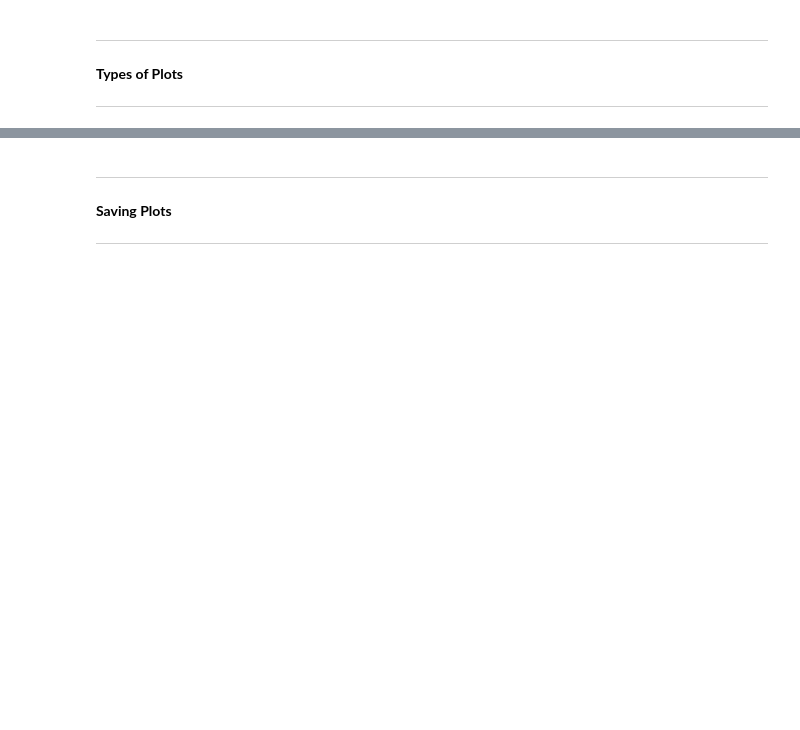
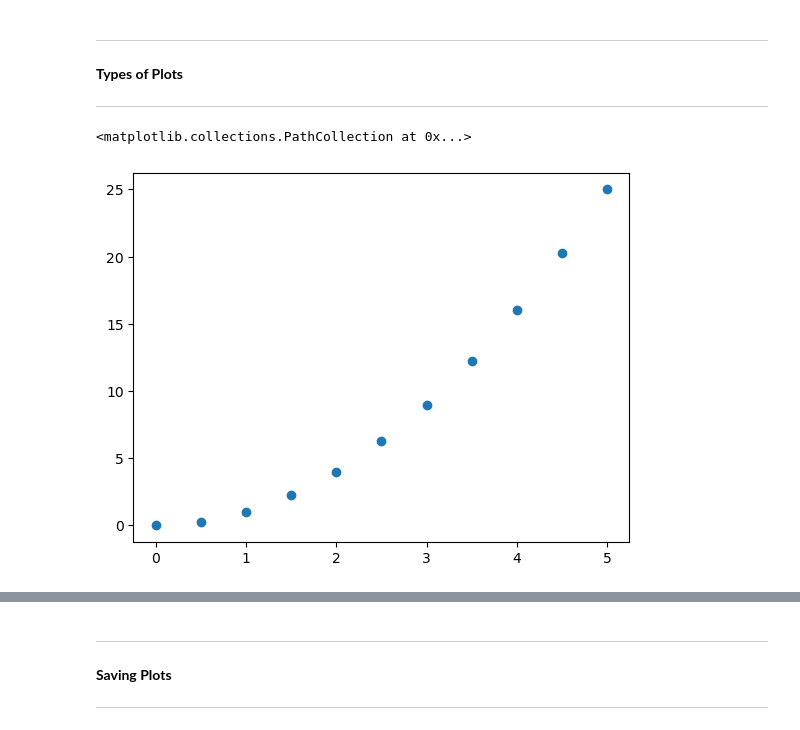
Before and after one commit to iamrohitkandpal/Python-Journey, a Jupyter notebook: Visualization/Matplotlib.ipynb, the cells around one changed output, grey strips where cells are left out. Cells and saved outputs as stored; diff of their text form; code cells hidden in the pictures; blank space fills up the shorter version.

```diff
--- a/Visualization/Matplotlib.ipynb
+++ b/Visualization/Matplotlib.ipynb
@@ -44,3 +55,8 @@ plt.plot(y,y)
 ***********************
 **Types of Plots**
 ***************************
+# %%
+plt.scatter(x, y)
+# %% [output]
+<matplotlib.collections.PathCollection at 0x...>
+[figure, added]
```
Also changed, not shown: parts of 10 cells of this notebook, 2 other files.
